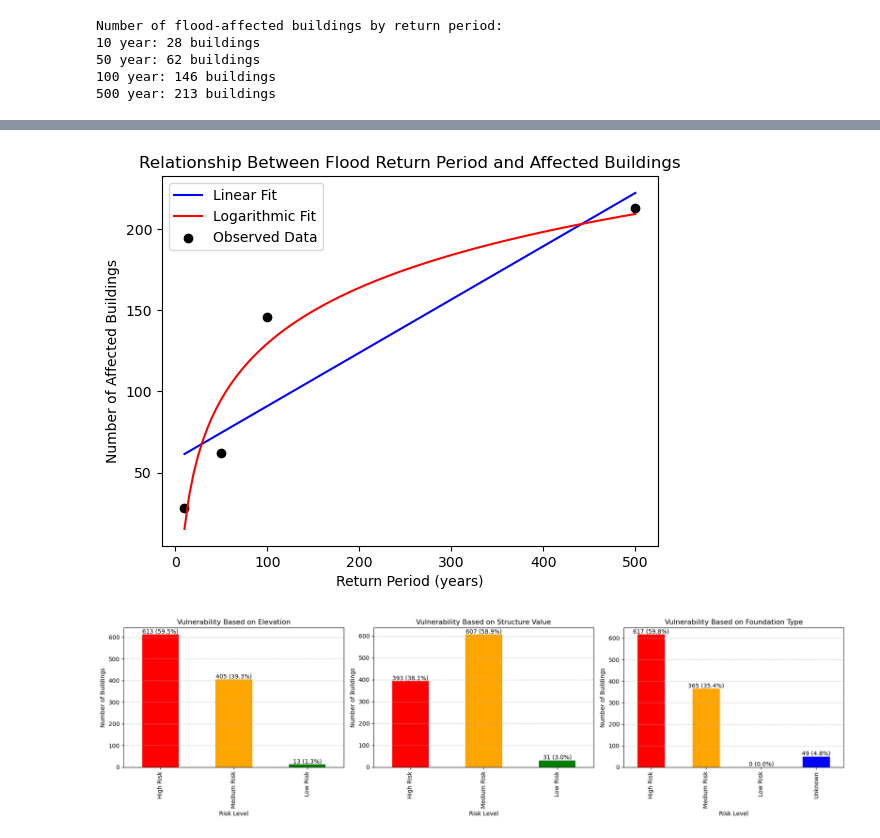
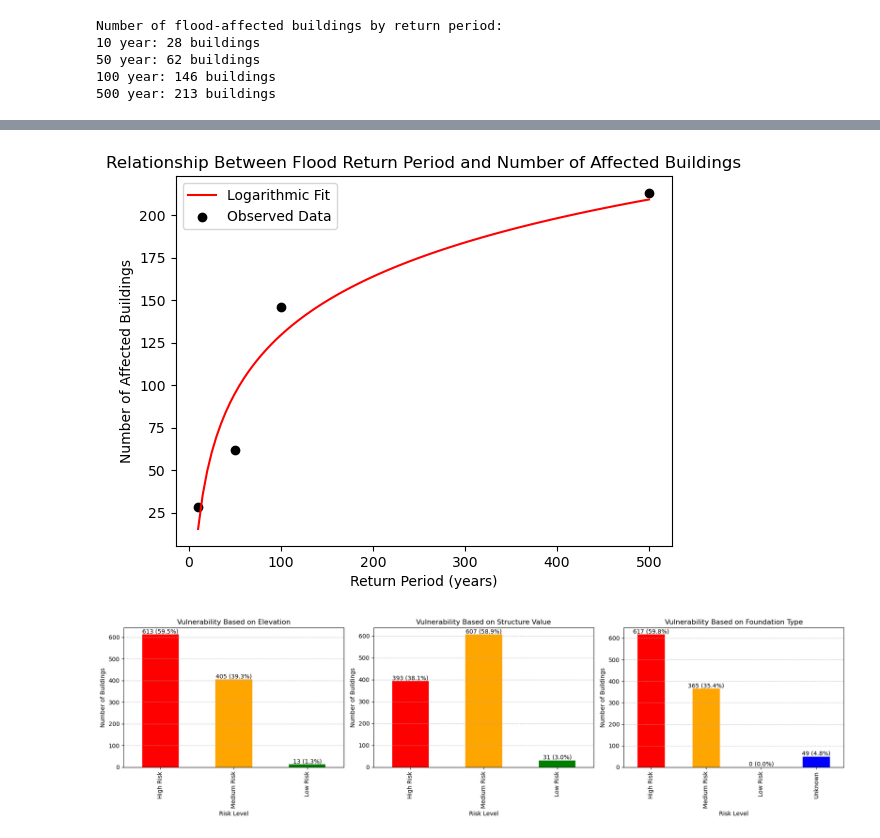
Before and after one commit to ishmamshahid/BE_7910_code, a Jupyter notebook: project1-team3/compiled_code_project1.ipynb, the cells around one changed output, grey strips where cells are left out. Cells and saved outputs as stored; diff of their text form; code cells hidden in the pictures.

```diff
--- a/project1-team3/compiled_code_project1.ipynb
+++ b/project1-team3/compiled_code_project1.ipynb
@@ -255,23 +278,23 @@ Notes:
 # %%
 # Create a range of return period values for predictions.
 rp_range = np.linspace(df['ReturnPeriod'].min(), df['ReturnPeriod'].max(), 100)
 
 # Predictions from the linear model.
-linear_pred = linear_model.predict(pd.DataFrame({'ReturnPeriod': rp_range}))
-plt.plot(rp_range, linear_pred, label='Linear Fit', color='blue')
+#linear_pred = linear_model.predict(pd.DataFrame({'ReturnPeriod': rp_range}))
+#plt.plot(rp_range, linear_pred, label='Linear Fit', color='blue')
 
 # Predictions from the logarithmic model.
 log_pred = log_model.predict(pd.DataFrame({'LogReturnPeriod': np.log(rp_range)}))
 plt.plot(rp_range, log_pred, label='Logarithmic Fit', color='red')
 plt.scatter(df['ReturnPeriod'], df['AffectedBuildings'], label='Observed Data', color='black')
 
 plt.xlabel('Return Period (years)')
 plt.ylabel('Number of Affected Buildings')
-plt.title('Relationship Between Flood Return Period and Affected Buildings')
+plt.title('Relationship Between Flood Return Period and Number of Affected Buildings')
 plt.legend()
 plt.show()
 # %% [output]
-[figure, old version]
+[figure, new version]
 # %%
 # Elevation-based vulnerability (Updated Thresholds)
 def classify_elevation_risk(row):
```
Also changed, not shown: parts of 4 cells of this notebook, 5 other files.
